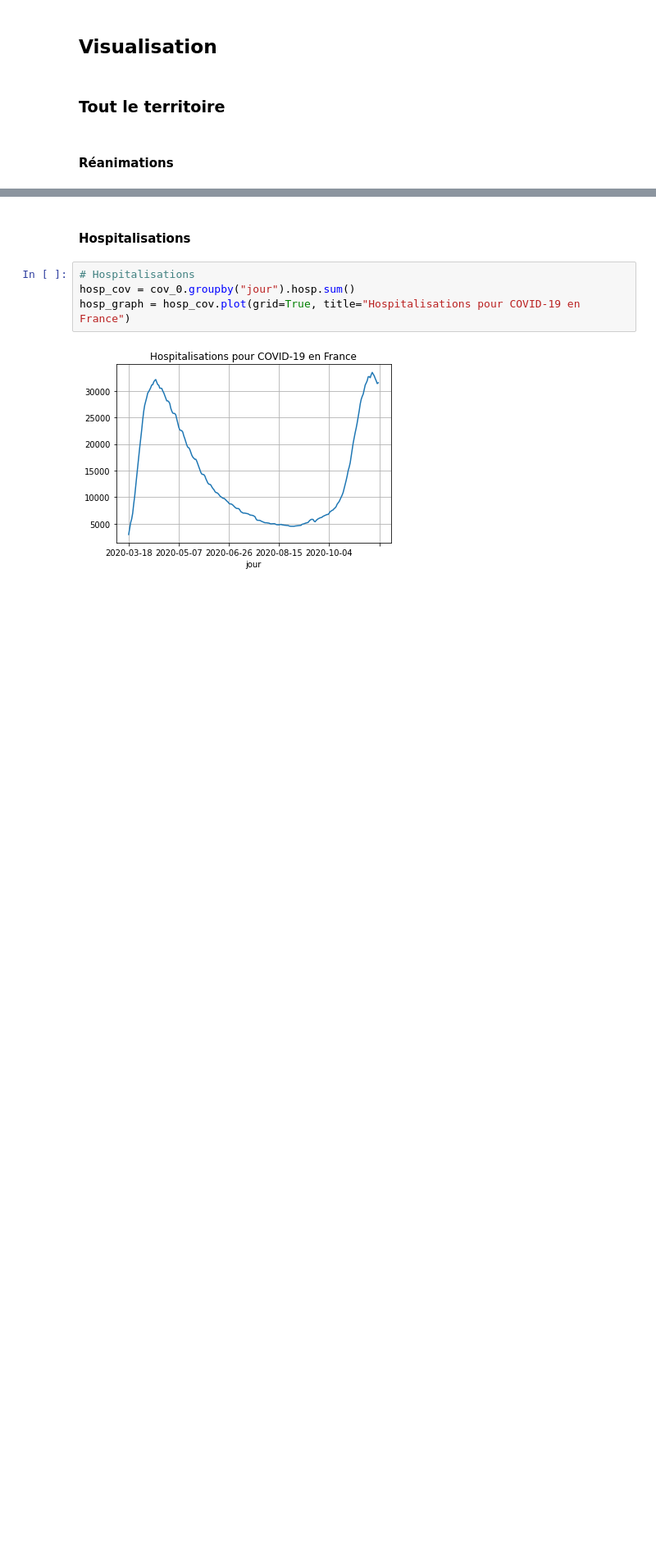
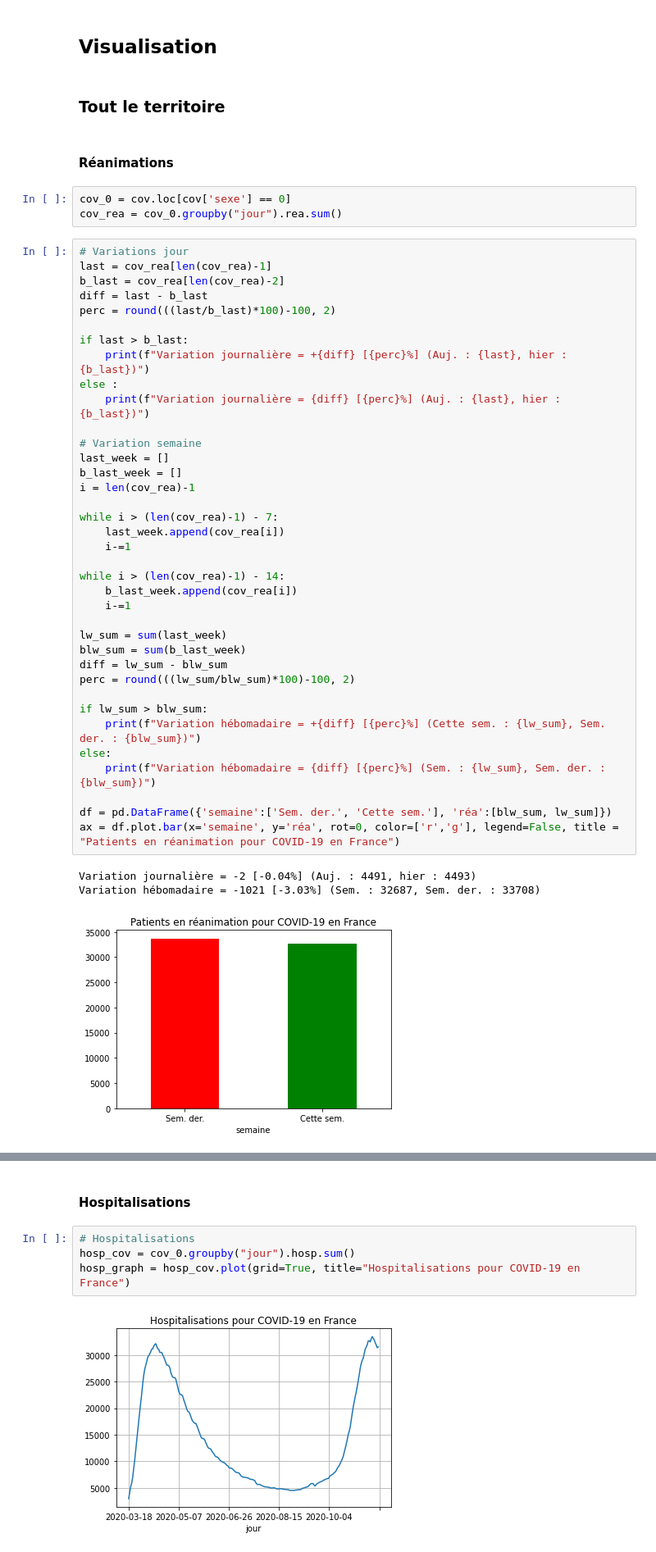
Before and after one commit to Kartmaan/Covid_19_fr, a Jupyter notebook: cov_hosp.ipynb, the cells around one changed output, grey strips where cells are left out. Shown at 82% size. Saved outputs shown, nothing was run; the diff lists cells and outputs as text; blank space fills up the shorter version.

```diff
--- a/cov_hosp.ipynb
+++ b/cov_hosp.ipynb
@@ -107,5 +107,49 @@ dc = Nombre de décès en milieu hospitalier
 ### Tout le territoire
 # %% [markdown]
 #### Réanimations
+# %%
+cov_0 = cov.loc[cov['sexe'] == 0]
+cov_rea = cov_0.groupby("jour").rea.sum()
+# %%
+# Variations jour
+last = cov_rea[len(cov_rea)-1]
+b_last = cov_rea[len(cov_rea)-2]
+diff = last - b_last
+perc = round(((last/b_last)*100)-100, 2)
+
+if last > b_last:
+    print(f"Variation journalière = +{diff} [{perc}%] (Auj. : {last}, hier : {b_last})")
+else :
+    print(f"Variation journalière = {diff} [{perc}%] (Auj. : {last}, hier : {b_last})")
+
+# Variation semaine
+last_week = []
+b_last_week = []
+i = len(cov_rea)-1
+
+while i > (len(cov_rea)-1) - 7:
+    last_week.append(cov_rea[i])
+    i-=1
+
+while i > (len(cov_rea)-1) - 14:
+    b_last_week.append(cov_rea[i])
+    i-=1
+
+lw_sum = sum(last_week)
+blw_sum = sum(b_last_week)
+diff = lw_sum - blw_sum
+perc = round(((lw_sum/blw_sum)*100)-100, 2)
+
+if lw_sum > blw_sum:
+    print(f"Variation hébomadaire = +{diff} [{perc}%] (Cette sem. : {lw_sum}, Sem. der. : {blw_sum})")
+else:
+    print(f"Variation hébomadaire = {diff} [{perc}%] (Sem. : {lw_sum}, Sem. der. : {blw_sum})")
+
+df = pd.DataFrame({'semaine':['Sem. der.', 'Cette sem.'], 'réa':[blw_sum, lw_sum]})
+ax = df.plot.bar(x='semaine', y='réa', rot=0, color=['r','g'], legend=False, title = "Patients en réanimation pour COVID-19 en France")
+# %% [output]
+Variation journalière = -2 [-0.04%] (Auj. : 4491, hier : 4493)
+Variation hébomadaire = -1021 [-3.03%] (Sem. : 32687, Sem. der. : 33708)
+[figure, added]
 # %%
 # Réanimations
```
Also changed, not shown: parts of 6 cells of this notebook.
